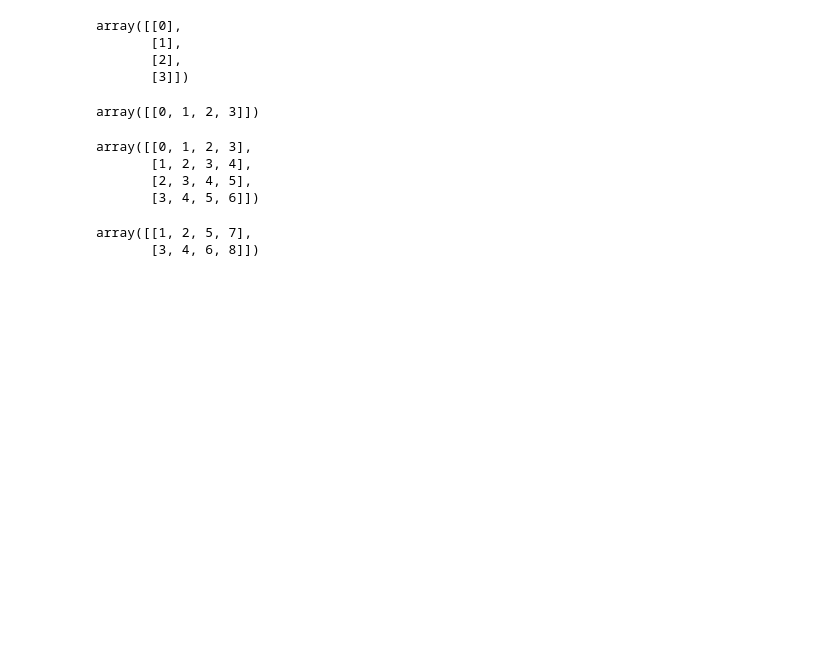
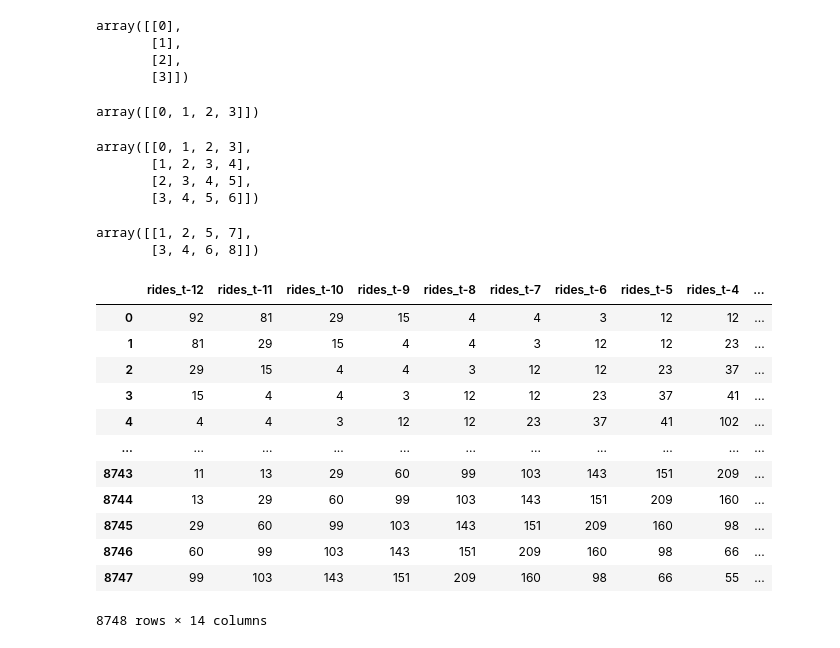
Before and after one commit to rockyglen/nyc_taxi, a Jupyter notebook: notebooks/05_transform_raw_data_into_features_and_targets.ipynb, the cells around one changed output. Drawn from its saved outputs; the diff is of its cells as text; code cells hidden in the pictures; blank space fills up the shorter version.

```diff
--- a/notebooks/05_transform_raw_data_into_features_and_targets.ipynb
+++ b/notebooks/05_transform_raw_data_into_features_and_targets.ipynb
@@ -159,3 +159,21 @@ tabular_data["target"] = targets
 
 from src.config import TRANSFORMED_DATA_DIR
 tabular_data.to_parquet(TRANSFORMED_DATA_DIR / "tabular_data.parquet", engine="pyarrow")
+# %%
+features, targets = transform_ts_data_info_features_and_target_loop(ts_data[ts_data["pickup_location_id"]==43], window_size=12, step_size=1)
+# %%
+features
+# %% [output]
+|  | rides_t-12 | rides_t-11 | rides_t-10 | rides_t-9 | rides_t-8 | rides_t-7 | rides_t-6 | rides_t-5 | rides_t-4 | ... |
+| 0 | 92 | 81 | 29 | 15 | 4 | 4 | 3 | 12 | 12 | ... |
+| 1 | 81 | 29 | 15 | 4 | 4 | 3 | 12 | 12 | 23 | ... |
+| 2 | 29 | 15 | 4 | 4 | 3 | 12 | 12 | 23 | 37 | ... |
+| 3 | 15 | 4 | 4 | 3 | 12 | 12 | 23 | 37 | 41 | ... |
+| 4 | 4 | 4 | 3 | 12 | 12 | 23 | 37 | 41 | 102 | ... |
+| ... | ... | ... | ... | ... | ... | ... | ... | ... | ... | ... |
+| 8743 | 11 | 13 | 29 | 60 | 99 | 103 | 143 | 151 | 209 | ... |
+| 8744 | 13 | 29 | 60 | 99 | 103 | 143 | 151 | 209 | 160 | ... |
+| 8745 | 29 | 60 | 99 | 103 | 143 | 151 | 209 | 160 | 98 | ... |
+| 8746 | 60 | 99 | 103 | 143 | 151 | 209 | 160 | 98 | 66 | ... |
+| 8747 | 99 | 103 | 143 | 151 | 209 | 160 | 98 | 66 | 55 | ... |
+8748 rows × 14 columns
```
Also changed, not shown: parts of 6 cells of this notebook, 1 other file.
